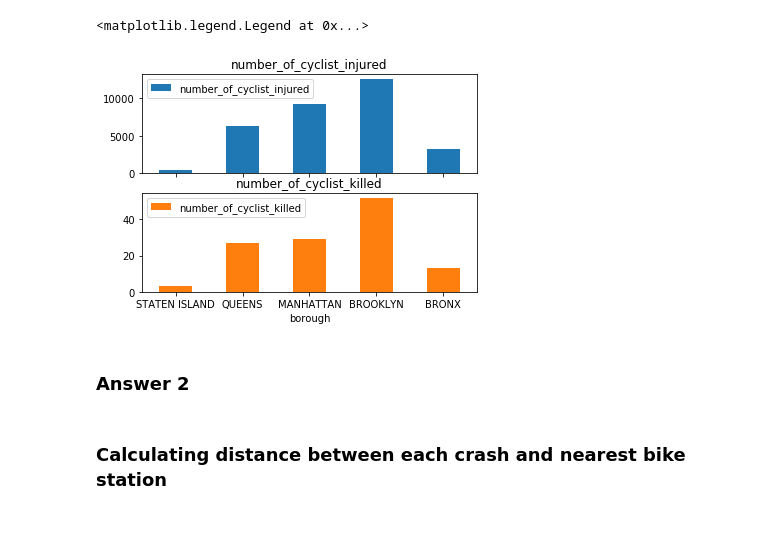
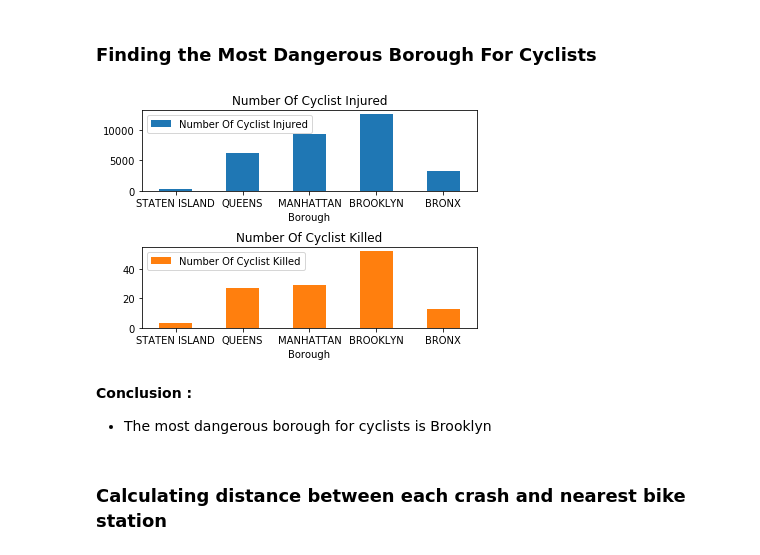
Before and after one commit to Haider-Ali-Afzal-93/Creditshelf-Coding-Challenge, a Jupyter notebook: NYC Traffic Collisions.ipynb, the cells around one changed output. Saved outputs shown, nothing was run; the diff lists cells and outputs as text; code cells hidden in the pictures; blank space fills up the shorter version.

```diff
--- a/NYC Traffic Collisions.ipynb
+++ b/NYC Traffic Collisions.ipynb
@@ -71,0 +102,10 @@ collision_data.shape
+# %%
+collision_data=pd.DataFrame()
+for i in range(1,6):
+    file='NY_Collision_Data_'+str(i)+'.csv'
+    print('Reading File : ',file)
+    df = pd.read_csv('./'+file)
+    collision_data = collision_data.append(df)
+
+print('shape = ', collision_data.shape)
+collision_data.head()
@@ -218,14 +205,21 @@ collision_data_2.borough.isnull().sum()
+# %% [markdown]
+### Finding the Most Dangerous Borough For Cyclists
 # %%
 danger_cyclist=collision_data.groupby(['borough'],as_index=False).agg({'number_of_cyclist_injured':'sum',
                                                              'number_of_cyclist_killed':'sum'
                                                           }).sort_values(ascending=False,by='borough')
+danger_cyclist.columns = [col.replace('_',' ').title() for col in danger_cyclist.columns]
 # %%
-axes = danger_cyclist.plot.bar(x='borough',rot=0, subplots=True)
+axes = danger_cyclist.plot.bar(x='Borough',rot=0, subplots=True,sharex=False)
+axes[0].legend(loc=2)
 axes[1].legend(loc=2)
+plt.subplots_adjust(hspace=0.7)
+plt.show()
 # %% [output]
-<matplotlib.legend.Legend at 0x...>
-[figure, old version]
+[figure, new version]
-# %% [markdown]
-### Answer 2
+# %% [markdown]
+**Conclusion :**
+
+- The most dangerous borough for cyclists is Brooklyn
 # %% [markdown]
 ### Calculating distance between each crash and nearest bike station
```
Also changed, not shown: parts of 206 cells of this notebook, 2 other files.
